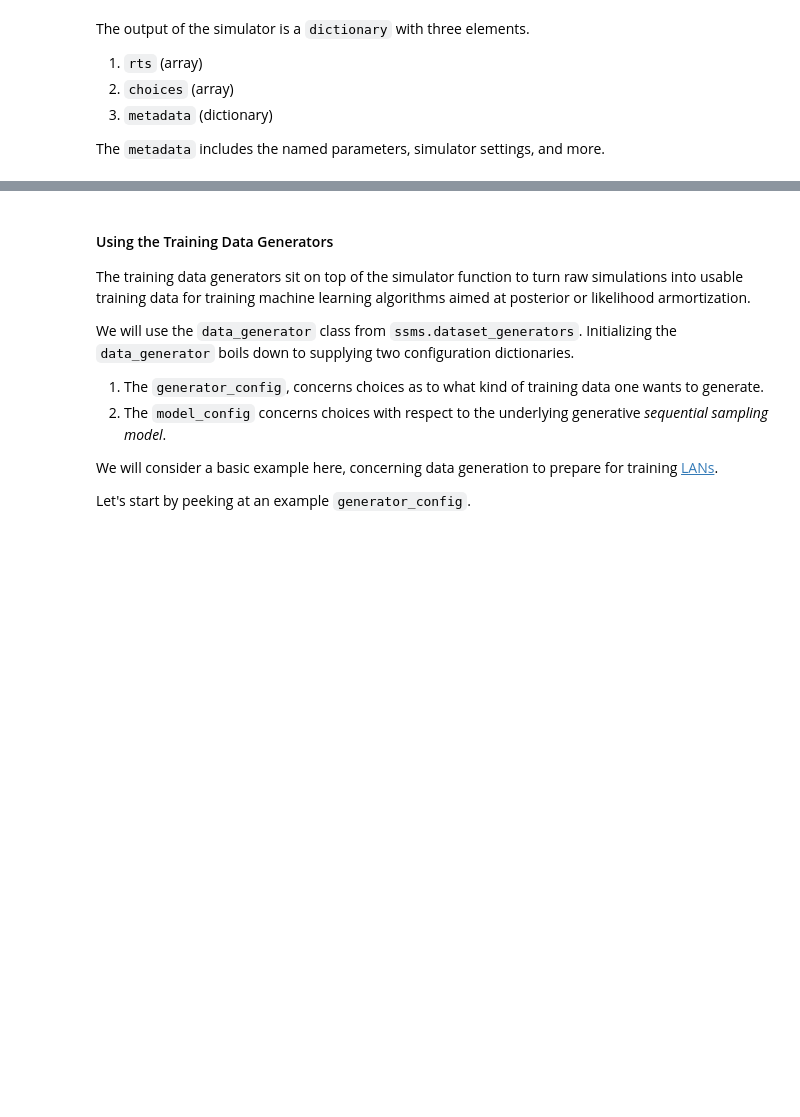
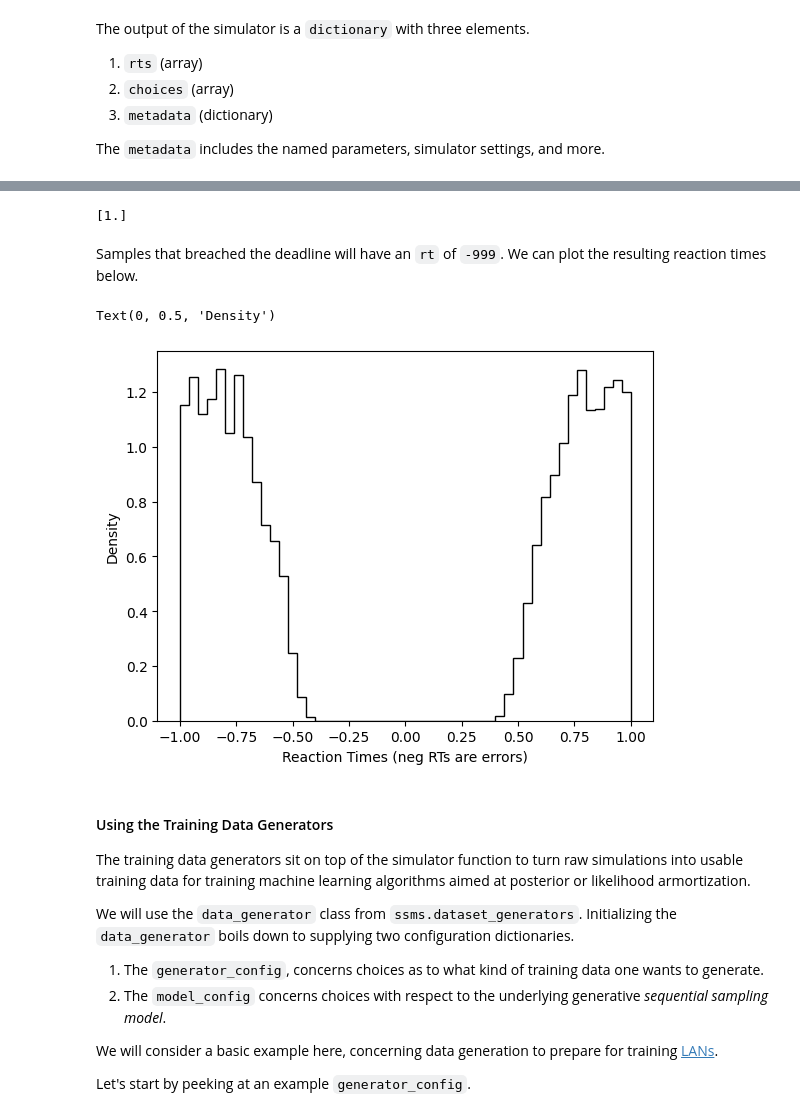
Before and after one commit to AlexanderFengler/ssm-simulators, a Jupyter notebook: notebooks/basic_tutorial.ipynb, the cells around one changed output, grey strips where cells are left out. Cells and saved outputs as stored; diff of their text form; code cells hidden in the pictures; blank space fills up the shorter version.

```diff
--- a/notebooks/basic_tutorial.ipynb
+++ b/notebooks/basic_tutorial.ipynb
@@ -99,3 +124,30 @@ The `metadata` includes the named parameters, simulator settings, and more.
+# %%
+sim_out_deadline = simulator(
+    model="weibull_deadline",
+    theta={"v": 0.0, "a": 1.65, "z": 0.5, "t": 0.3, "alpha": 0.6, "beta": 2.0, "deadline": 1.0},
+    n_samples=10000,
+    smooth_unif=False,
+)
+# %% [output]
+[1.]
+# %% [markdown]
+Samples that breached the deadline will have an `rt` of `-999`. We can plot the resulting reaction times below.
+# %%
+from matplotlib import pyplot as plt
+
+plt.hist(
+    sim_out_deadline["rts"][sim_out_deadline["rts"] != -999] * sim_out_deadline["choices"][sim_out_deadline["rts"] != -999],
+    bins=50,
+    histtype="step",
+    color="black",
+    label="Weibull Deadline",
+    density=True,
+)
+plt.xlabel("Reaction Times (neg RTs are errors)")
+plt.ylabel("Density")
+# %% [output]
+Text(0, 0.5, 'Density')
+[figure, added]
 # %% [markdown]
 #### Using the Training Data Generators
 
```
Also changed, not shown: parts of 12 cells of this notebook, 10 other files.
